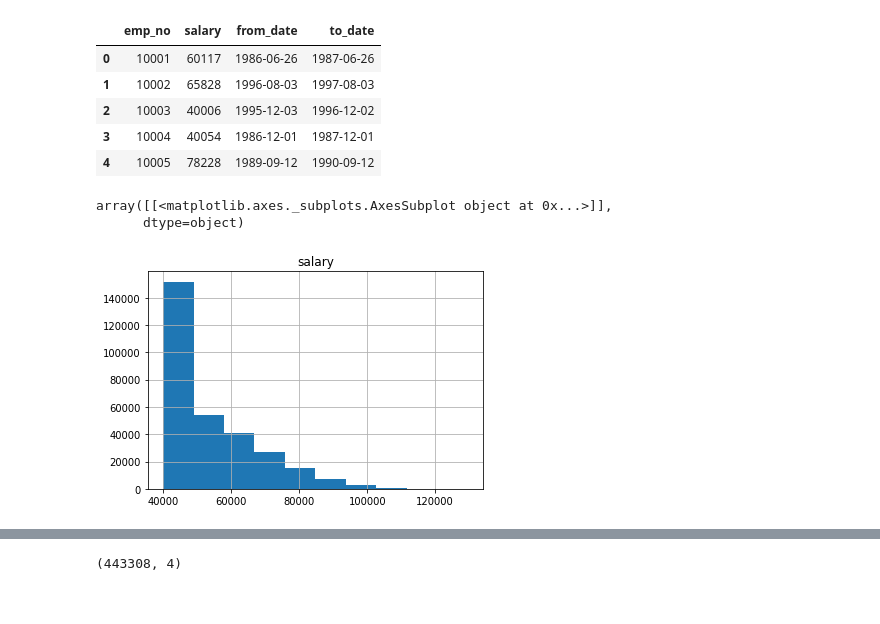
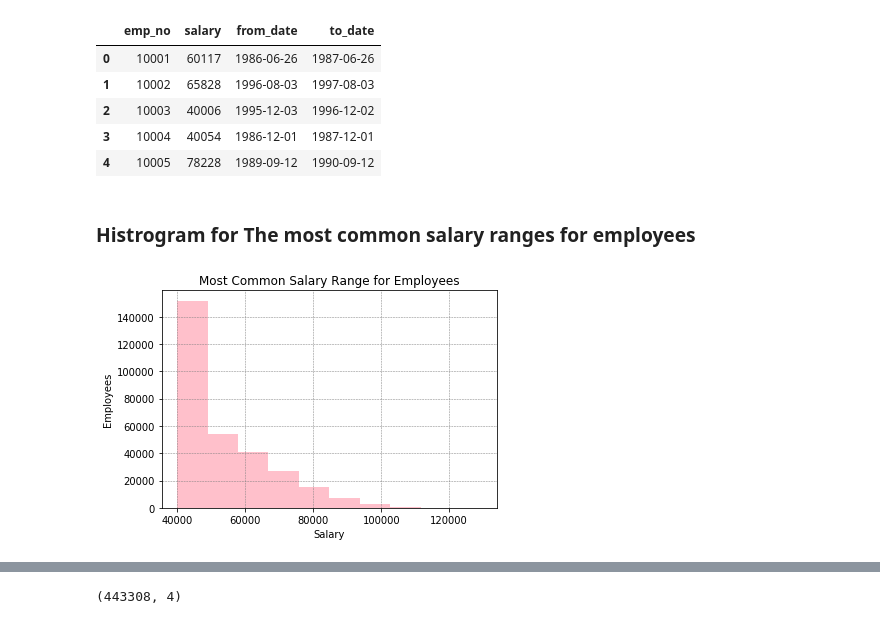
Before and after one commit to PanaratDuke/sql-challenge, a Jupyter notebook: EmployeeSQL/Histogram.ipynb, the cells around one changed output, grey strips where cells are left out. Saved outputs shown, nothing was run; the diff lists cells and outputs as text; code cells hidden in the pictures.

```diff
--- a/EmployeeSQL/Histogram.ipynb
+++ b/EmployeeSQL/Histogram.ipynb
@@ -33,9 +40,5 @@ salary_range.head()
 | 2 | 10003 | 40006 | 1995-12-03 | 1996-12-02 |
 | 3 | 10004 | 40054 | 1986-12-01 | 1987-12-01 |
 | 4 | 10005 | 78228 | 1989-09-12 | 1990-09-12 |
-# %%
-salary_range.hist(column = 'salary')
-# %% [output]
-array([[<matplotlib.axes._subplots.AxesSubplot object at 0x...>]],
-      dtype=object)
-[figure, removed]
+# %% [markdown]
+### Histrogram for The most common salary ranges for employees
@@ -41,0 +48,12 @@ array([[<matplotlib.axes._subplots.AxesSubplot object at 0x...>]],
+# %%
+#--Create histogram using matplotlib
+x = salary_range.salary
+plt.hist(x, facecolor = 'pink')
+plt.title('Most Common Salary Range for Employees')
+plt.xlabel('Salary')
+plt.ylabel('Employees')
+plt.grid(color='gray',linestyle='--',linewidth = 0.5)
+plt.xticks(horizontalalignment = 'center')
+plt.show()
+# %% [output]
+[figure, added]
```
Also changed, not shown: parts of 18 cells of this notebook.
